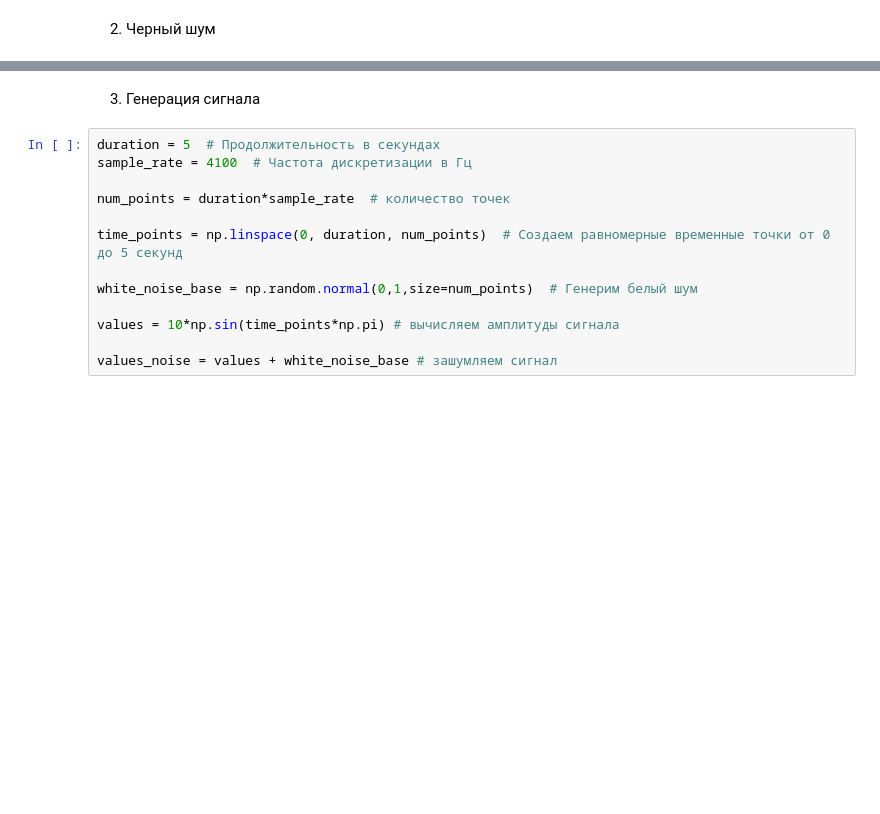
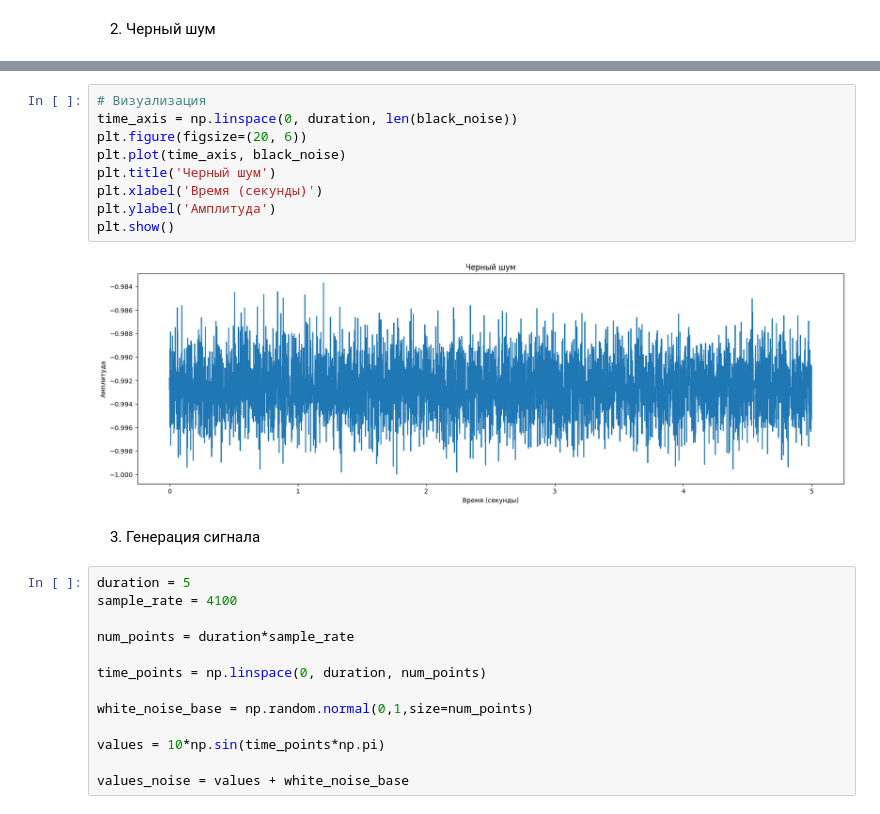
Before and after one commit to onedanoken/timeseries_homeworks, a Jupyter notebook: first_notebook.ipynb, the cells around one changed output, grey strips where cells are left out. Saved outputs shown, nothing was run; the diff lists cells and outputs as text; blank space fills up the shorter version.

```diff
--- a/first_notebook.ipynb
+++ b/first_notebook.ipynb
@@ -88,16 +90,27 @@ plt.show()
+# %%
+# Визуализация
+time_axis = np.linspace(0, duration, len(black_noise))
+plt.figure(figsize=(20, 6))
+plt.plot(time_axis, black_noise)
+plt.title('Черный шум')
+plt.xlabel('Время (секунды)')
+plt.ylabel('Амплитуда')
+plt.show()
+# %% [output]
+[figure, added]
 # %% [markdown]
 3. Генерация сигнала
 # %%
-duration = 5  # Продолжительность в секундах
-sample_rate = 4100  # Частота дискретизации в Гц
+duration = 5
+sample_rate = 4100
 
-num_points = duration*sample_rate  # количество точек
+num_points = duration*sample_rate
 
-time_points = np.linspace(0, duration, num_points)  # Создаем равномерные временные точки от 0 до 5 секунд
+time_points = np.linspace(0, duration, num_points)
 
-white_noise_base = np.random.normal(0,1,size=num_points)  # Генерим белый шум
+white_noise_base = np.random.normal(0,1,size=num_points)
 
-values = 10*np.sin(time_points*np.pi) # вычисляем амплитуды сигнала
+values = 10*np.sin(time_points*np.pi)
 
-values_noise = values + white_noise_base # зашумляем сигнал
+values_noise = values + white_noise_base
 # %%
```
Also changed, not shown: parts of 4 cells of this notebook.
